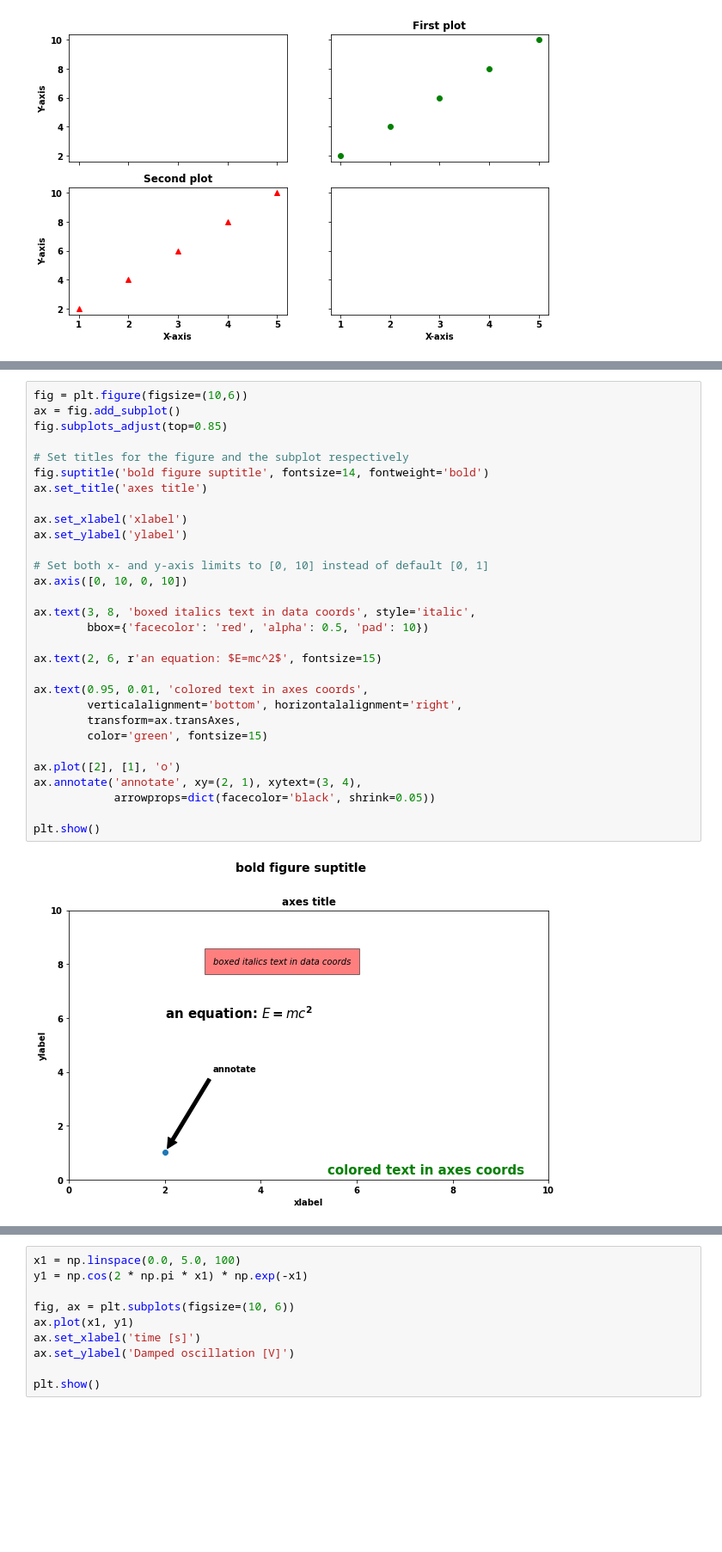
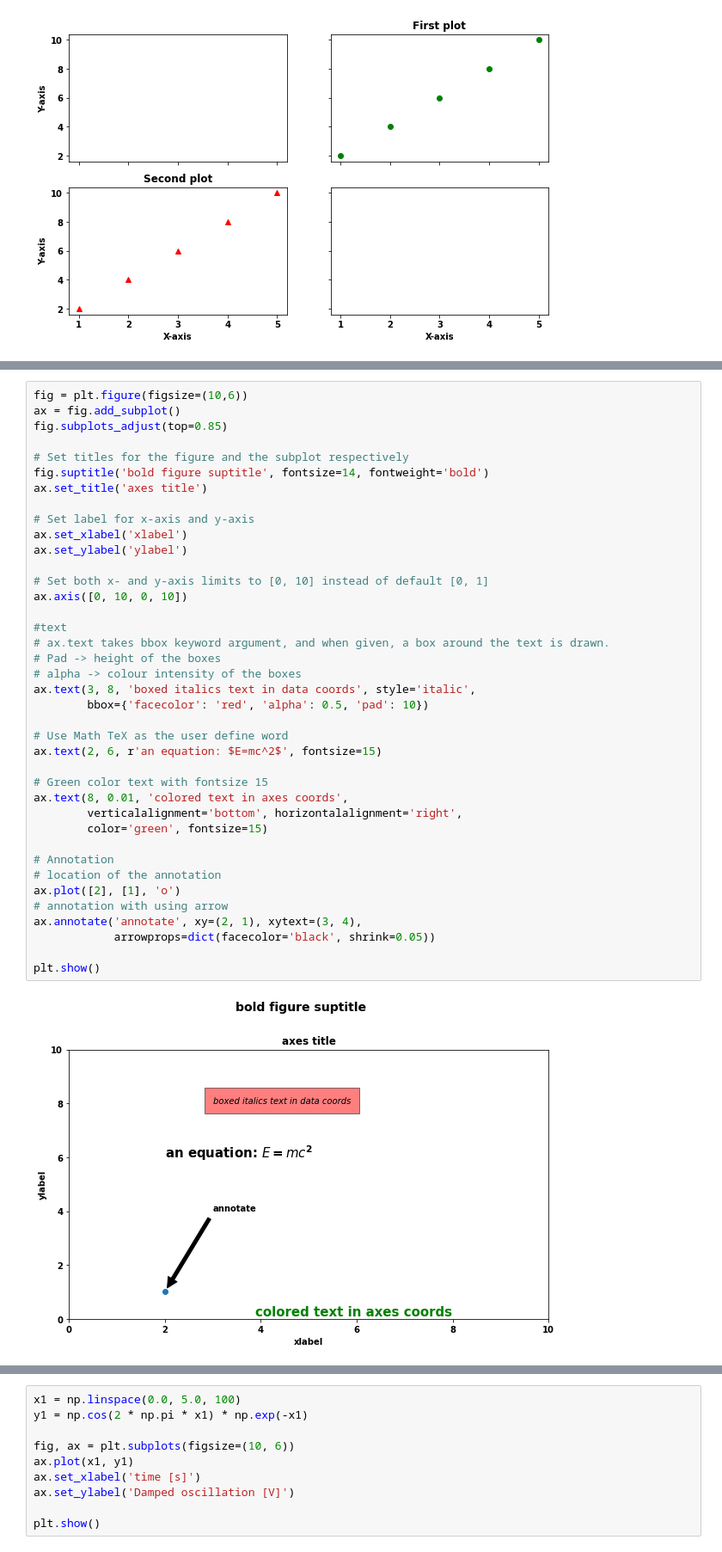
Before and after one commit to CertifaiAI/basics-of-data-analytics, a Jupyter notebook: Matplotlib/01 - Getting started with Pyplot.ipynb, the cells around one changed output, grey strips where cells are left out. Shown at 86% size. Drawn from its saved outputs; the diff is of its cells as text; blank space fills up the shorter version.

```diff
--- a/Matplotlib/01 - Getting started with Pyplot.ipynb
+++ b/Matplotlib/01 - Getting started with Pyplot.ipynb
@@ -177,34 +188,43 @@ Let's have a look on the example shown in below.
 # %%
 fig = plt.figure(figsize=(10,6))
 ax = fig.add_subplot()
 fig.subplots_adjust(top=0.85)
 
 # Set titles for the figure and the subplot respectively
 fig.suptitle('bold figure suptitle', fontsize=14, fontweight='bold')
 ax.set_title('axes title')
 
+# Set label for x-axis and y-axis
 ax.set_xlabel('xlabel')
 ax.set_ylabel('ylabel')
 
 # Set both x- and y-axis limits to [0, 10] instead of default [0, 1]
 ax.axis([0, 10, 0, 10])
 
+#text
+# ax.text takes bbox keyword argument, and when given, a box around the text is drawn.
+# Pad -> height of the boxes
+# alpha -> colour intensity of the boxes
 ax.text(3, 8, 'boxed italics text in data coords', style='italic',
         bbox={'facecolor': 'red', 'alpha': 0.5, 'pad': 10})
 
+# Use Math TeX as the user define word
 ax.text(2, 6, r'an equation: $E=mc^2$', fontsize=15)
 
-ax.text(0.95, 0.01, 'colored text in axes coords',
+# Green color text with fontsize 15
+ax.text(8, 0.01, 'colored text in axes coords',
         verticalalignment='bottom', horizontalalignment='right',
-        transform=ax.transAxes,
         color='green', fontsize=15)
 
+# Annotation
+# location of the annotation
 ax.plot([2], [1], 'o')
+# annotation with using arrow
 ax.annotate('annotate', xy=(2, 1), xytext=(3, 4),
             arrowprops=dict(facecolor='black', shrink=0.05))
 
 plt.show()
 # %% [output]
-[figure, old version]
+[figure, new version]
 # %% [markdown]
 ### Label for x- and y-axis
```
Also changed, not shown: parts of 19 cells of this notebook.
